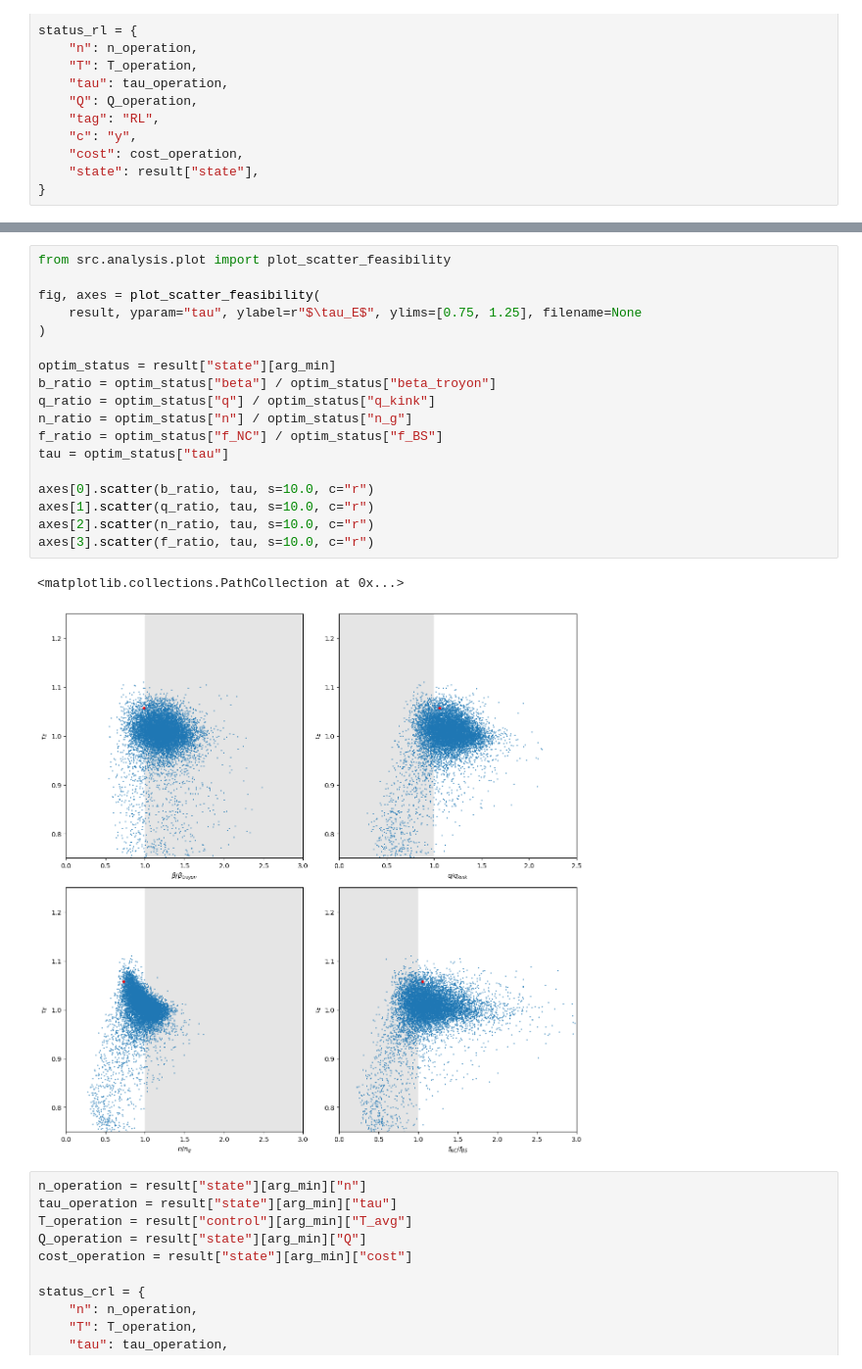
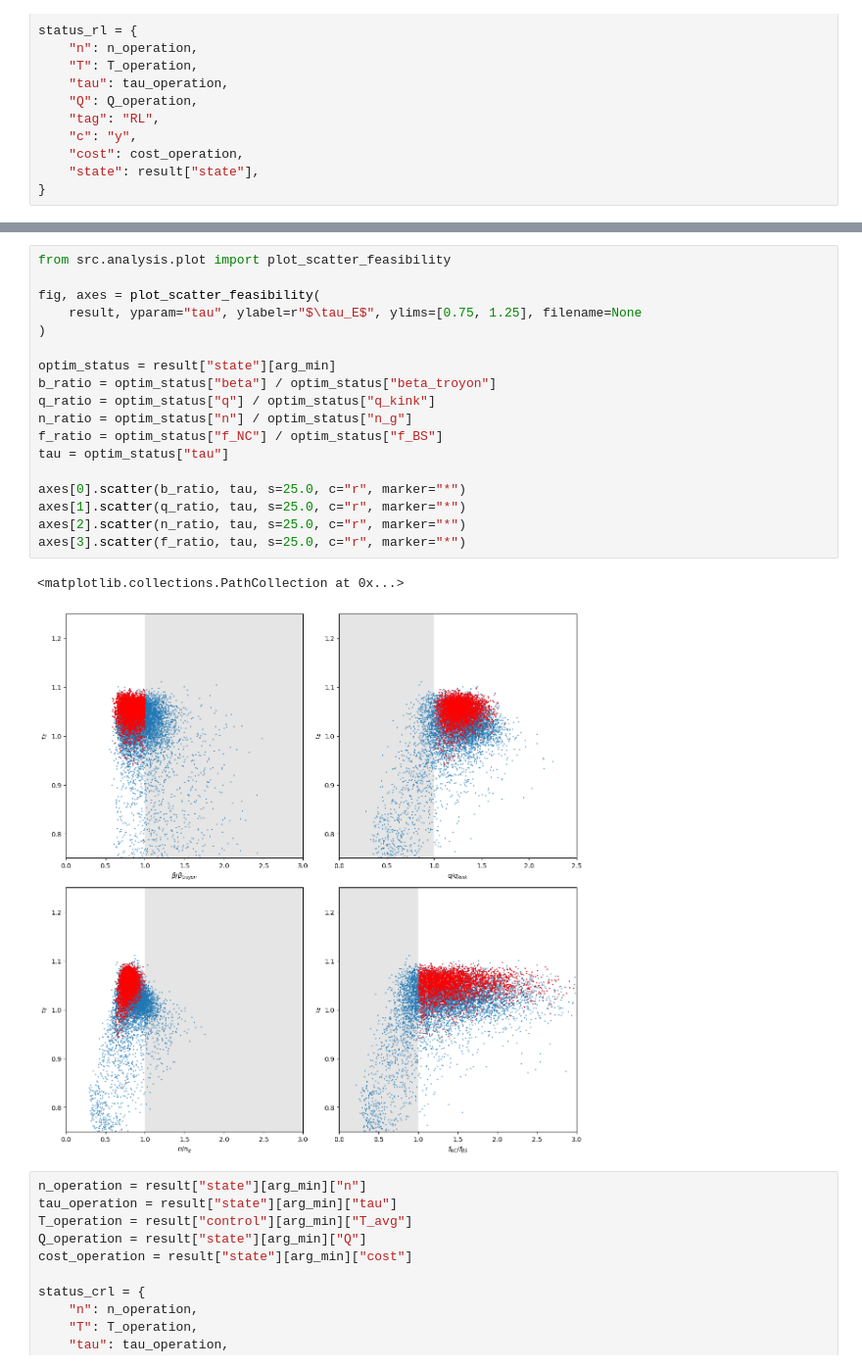
Before and after one commit to ZINZINBIN/RL-based-Reactor-Design-Optimization, a Jupyter notebook: analysis.ipynb, the cells around one changed output, grey strips where cells are left out. Shown at 98% size. Saved outputs shown, nothing was run; the diff lists cells and outputs as text.

```diff
--- a/analysis.ipynb
+++ b/analysis.ipynb
@@ -592,24 +592,24 @@ axes[3].scatter(f_ratio, cost, s=10.0, c="r")
 # %%
 from src.analysis.plot import plot_scatter_feasibility
 
 fig, axes = plot_scatter_feasibility(
     result, yparam="tau", ylabel=r"$\tau_E$", ylims=[0.75, 1.25], filename=None
 )
 
 optim_status = result["state"][arg_min]
 b_ratio = optim_status["beta"] / optim_status["beta_troyon"]
 q_ratio = optim_status["q"] / optim_status["q_kink"]
 n_ratio = optim_status["n"] / optim_status["n_g"]
 f_ratio = optim_status["f_NC"] / optim_status["f_BS"]
 tau = optim_status["tau"]
 
-axes[0].scatter(b_ratio, tau, s=10.0, c="r")
-axes[1].scatter(q_ratio, tau, s=10.0, c="r")
-axes[2].scatter(n_ratio, tau, s=10.0, c="r")
-axes[3].scatter(f_ratio, tau, s=10.0, c="r")
+axes[0].scatter(b_ratio, tau, s=25.0, c="r", marker="*")
+axes[1].scatter(q_ratio, tau, s=25.0, c="r", marker="*")
+axes[2].scatter(n_ratio, tau, s=25.0, c="r", marker="*")
+axes[3].scatter(f_ratio, tau, s=25.0, c="r", marker="*")
 # %% [output]
 <matplotlib.collections.PathCollection at 0x...>
-[figure, old version]
+[figure, new version]
 # %%
 n_operation = result["state"][arg_min]["n"]
 tau_operation = result["state"][arg_min]["tau"]
```
Also changed, not shown: parts of 23 cells of this notebook, 17 other files.
